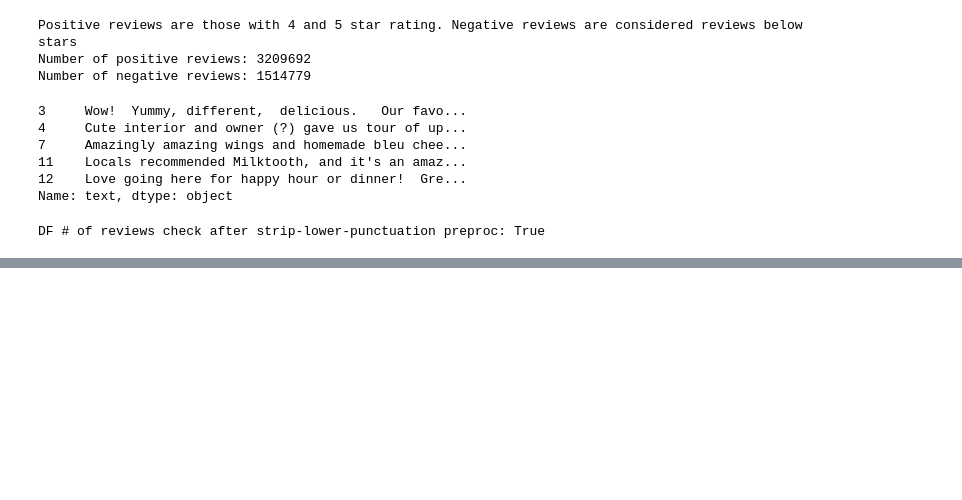
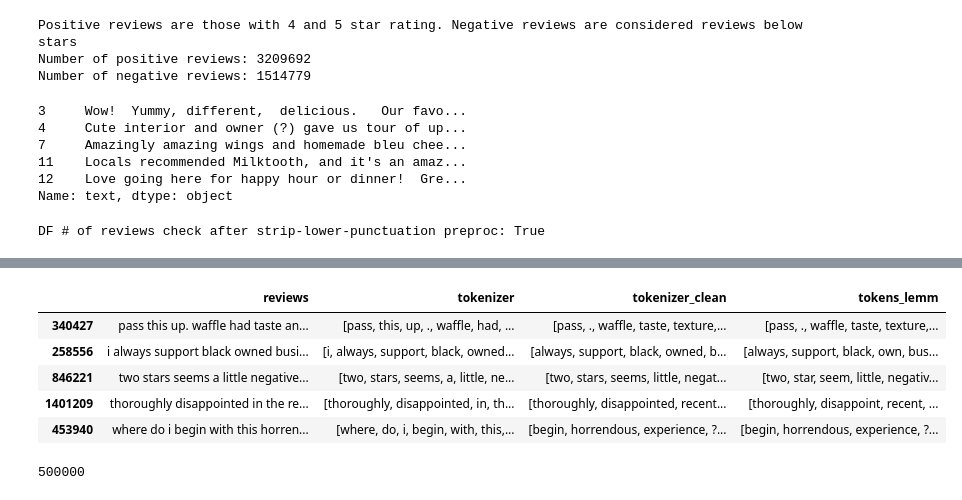
Before and after one commit to Dimasaur/scorecast, a Jupyter notebook: notebooks/notebook_gen_dima.ipynb, the cells around one changed output, grey strips where cells are left out. Saved outputs shown, nothing was run; the diff lists cells and outputs as text; code cells hidden in the pictures; blank space fills up the shorter version.

```diff
--- a/notebooks/notebook_gen_dima.ipynb
+++ b/notebooks/notebook_gen_dima.ipynb
@@ -248,0 +323,16 @@ sum_tfidf_sorted.head(30)
+# %%
+df_neg_sample['tokenizer'] = df_neg_sample["reviews"].apply(word_tokenize)
+# %%
+def clean_stopwords(df_neg_sample):
+    stop_words = set(stopwords.words('english'))
+    df_sample_tokens = df_neg_sample.tokenizer
+
+    df_tokens_clean = []
+    for list in df_sample_tokens:
+        for w in list:
+            tokens_clean = [w for w in list if not w in stop_words]
+        df_tokens_clean.append(tokens_clean)
+
+    return df_tokens_clean
+
+df_neg_sample['tokenizer_clean'] = clean_stopwords(df_neg_sample)
@@ -248,0 +348,32 @@ sum_tfidf_sorted.head(30)
+# %%
+def lemmatize_verb_nount(lemmatize_input):
+    # lemmatize the verb
+    sample_lemmatize_v = []
+    for review in lemmatize_input:
+        review_lemmatized_verb = [
+        WordNetLemmatizer().lemmatize(word,pos='v')
+        for word in review
+        ]
+        sample_lemmatize_v.append(review_lemmatized_verb)
+
+    #lemmatizing the nouns
+    sample_lemmatize_v_n = []
+    for review in sample_lemmatize_v:
+        review_lemmatized_noun = [
+        WordNetLemmatizer().lemmatize(word,pos='v')
+        for word in review
+        ]
+        sample_lemmatize_v_n.append(review_lemmatized_noun)
+
+    return sample_lemmatize_v_n
+# %%
+df_neg_sample['tokens_lemm'] = lemmatize_verb_nount(df_neg_sample.tokenizer_clean)
+# %%
+df_neg_sample.head()
+# %% [output]
+|  | reviews | tokenizer | tokenizer_clean | tokens_lemm |
+| 340427 | pass this up. waffle had taste an... | [pass, this, up, ., waffle, had, ... | [pass, ., waffle, taste, texture,... | [pass, ., waffle, taste, texture,... |
+| 258556 | i always support black owned busi... | [i, always, support, black, owned... | [always, support, black, owned, b... | [always, support, black, own, bus... |
+| 846221 | two stars seems a little negative... | [two, stars, seems, a, little, ne... | [two, stars, seems, little, negat... | [two, star, seem, little, negativ... |
+| 1401209 | thoroughly disappointed in the re... | [thoroughly, disappointed, in, th... | [thoroughly, disappointed, recent... | [thoroughly, disappoint, recent, ... |
+| 453940 | where do i begin with this horren... | [where, do, i, begin, with, this,... | [begin, horrendous, experience, ?... | [begin, horrendous, experience, ?... |
@@ -248,0 +388,5 @@ sum_tfidf_sorted.head(30)
+# %%
+reviews_preproc_neg = stringize_tokens(df_neg_sample.tokens_lemm)
+len(reviews_preproc_neg)
+# %% [output]
+500000
```
Also changed, not shown: parts of 16 cells of this notebook, 3 other files.
